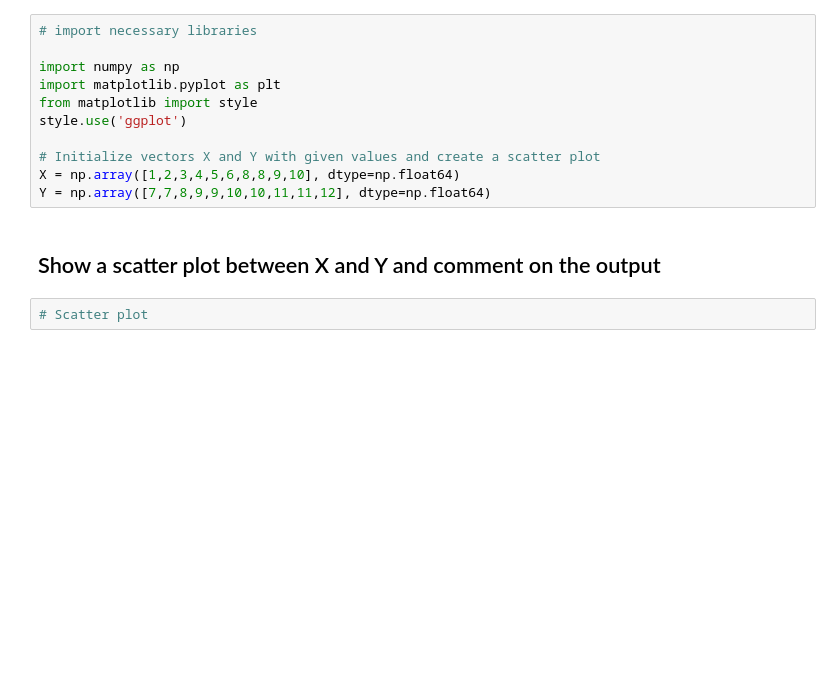
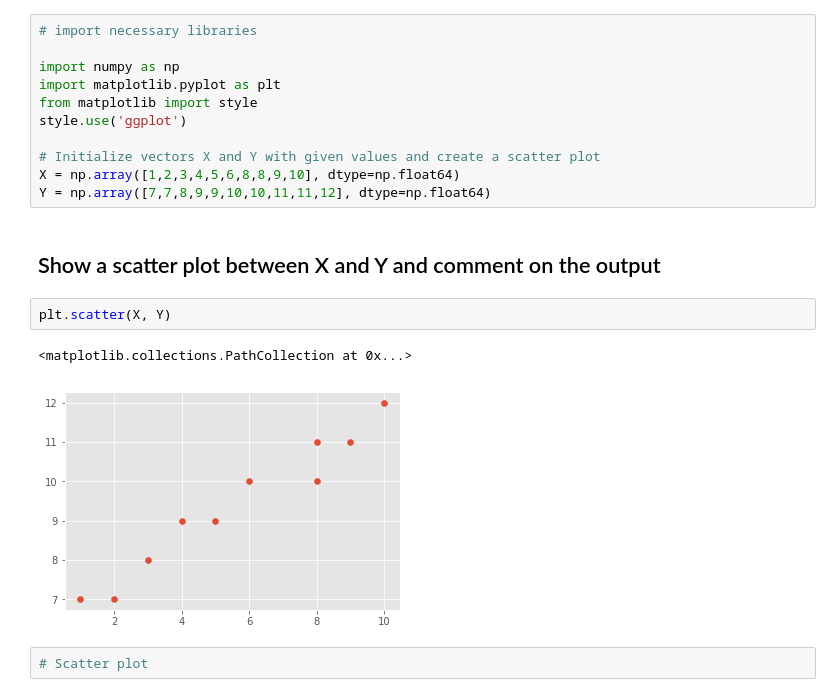
Before and after one commit to lasoya/dsc-0-10-07-simple-linear-regression-lab-nyc-ds-career-031119, a Jupyter notebook: index.ipynb, the cells around one changed output. Saved outputs shown, nothing was run; the diff lists cells and outputs as text; blank space fills up the shorter version.

```diff
--- a/index.ipynb
+++ b/index.ipynb
@@ -37,6 +37,11 @@ X = np.array([1,2,3,4,5,6,8,8,9,10], dtype=np.float64)
 Y = np.array([7,7,8,9,9,10,10,11,11,12], dtype=np.float64)
 # %% [markdown]
 ## Show a scatter plot between X and Y and comment on the output
+# %%
+plt.scatter(X, Y)
+# %% [output]
+<matplotlib.collections.PathCollection at 0x...>
+[figure, added]
 # %%
 # Scatter plot
 # %% [output]
```
